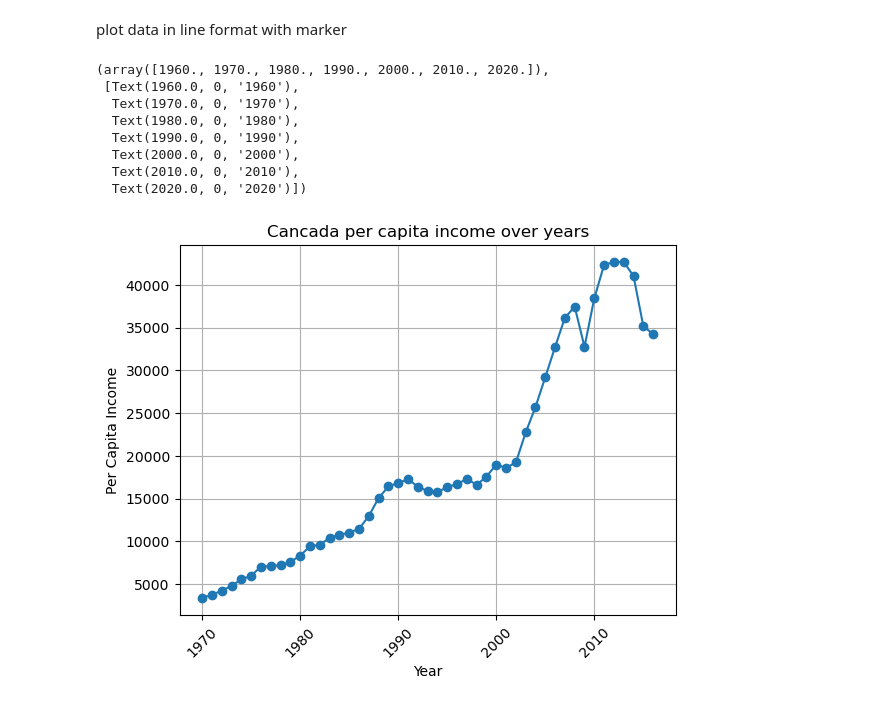
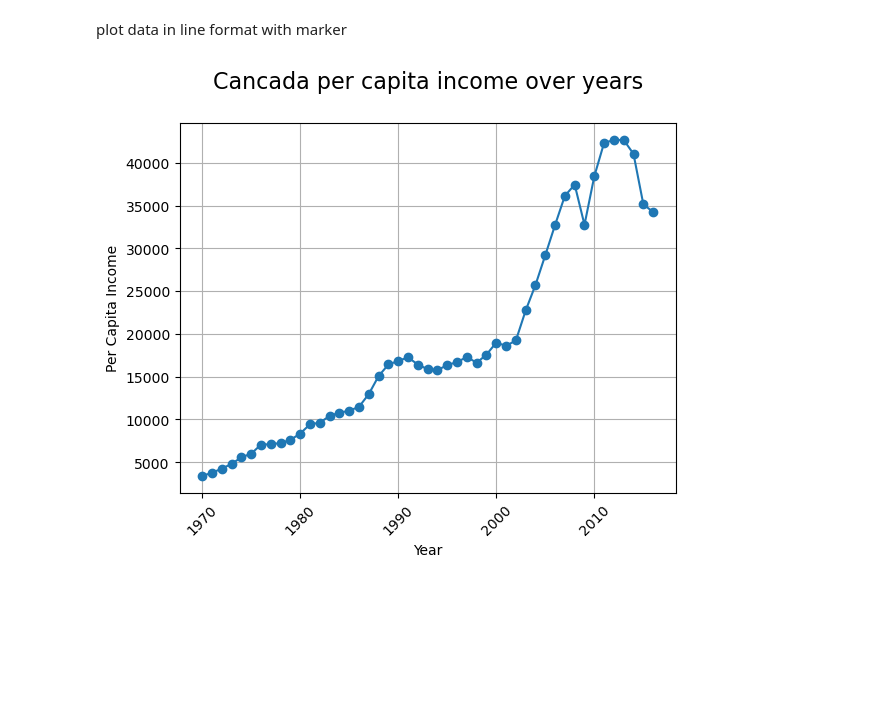
Before and after one commit to LiLuo086/Matplotlib-Notebook, a Jupyter notebook: matplotlib-notebook.ipynb, the cells around one changed output. Drawn from its saved outputs; the diff is of its cells as text; code cells hidden in the pictures; blank space fills up the shorter version.

```diff
--- a/matplotlib-notebook.ipynb
+++ b/matplotlib-notebook.ipynb
@@ -40,18 +40,11 @@ X = df["year"]
 y = df["income"]
 # %%
 plt.plot(X, y, marker='o')
-plt.title('Cancada per capita income over years')
+plt.title('Cancada per capita income over years\n', size = 16)
 plt.xlabel("Year")
 plt.ylabel("Per Capita Income")
 plt.grid(True)
 plt.xticks(rotation = 45)
+plt.show()
 # %% [output]
-(array([1960., 1970., 1980., 1990., 2000., 2010., 2020.]),
- [Text(1960.0, 0, '1960'),
-  Text(1970.0, 0, '1970'),
-  Text(1980.0, 0, '1980'),
-  Text(1990.0, 0, '1990'),
-  Text(2000.0, 0, '2000'),
-  Text(2010.0, 0, '2010'),
-  Text(2020.0, 0, '2020')])
-[figure, old version]
+[figure, new version]
```
Also changed, not shown: parts of 4 cells of this notebook.
